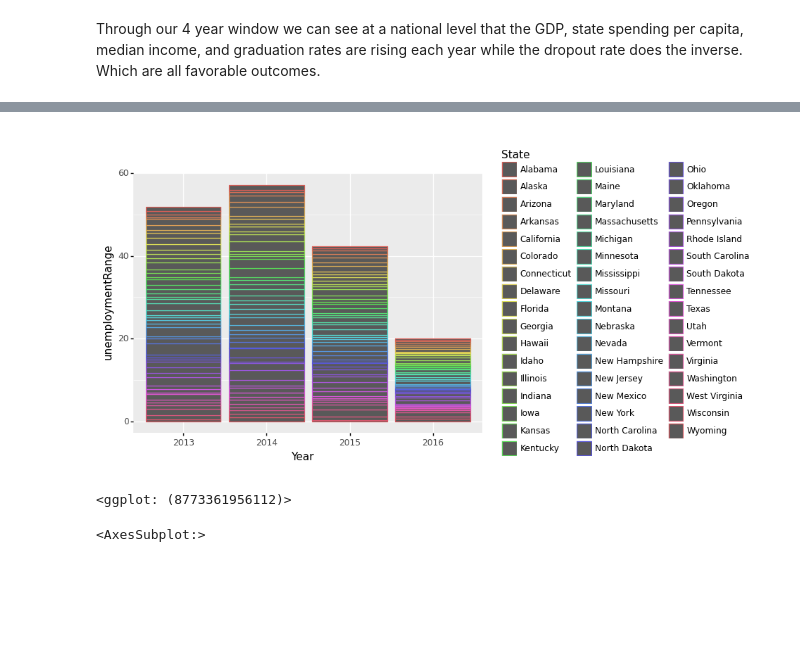
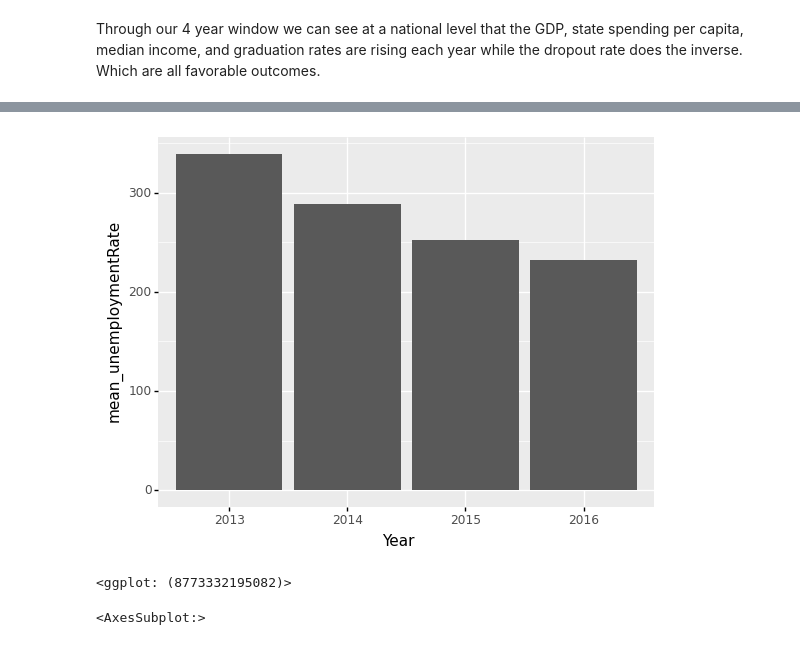
Before and after one commit to shayleelaura/Independent_Capstone, a Jupyter notebook: State Student Spending Case Study.ipynb, the cells around one changed output, grey strips where cells are left out. Saved outputs shown, nothing was run; the diff lists cells and outputs as text; code cells hidden in the pictures; blank space fills up the shorter version.

```diff
--- a/State Student Spending Case Study.ipynb
+++ b/State Student Spending Case Study.ipynb
@@ -891,0 +882,5 @@ Also is there a way to make the below graph attractive and useful? Right now how
+# %%
+ggplot(keyYears, aes(x ='Year', y = 'mean_unemploymentRate')) + geom_bar(stat = 'identity')
+# %% [output]
+[figure, added]
+<ggplot: (8773332195082)>
@@ -896,8 +891,3 @@ keyYears['unemploymentRange'] = keyYears['max_unemploymentRate'] - keyYears['min
-# %%
-ggplot(keyYears, aes(x ='Year', y = 'unemploymentRange', color = 'State')) + geom_bar(stat = 'identity')
-# %% [output]
-[figure, removed]
-<ggplot: (8773361956112)>
 # %%
 #Let's remove the averages before we check out all the correlation coefficents.
 df = keyYears.iloc[:, 2:13]
```
Also changed, not shown: parts of 21 cells of this notebook.
